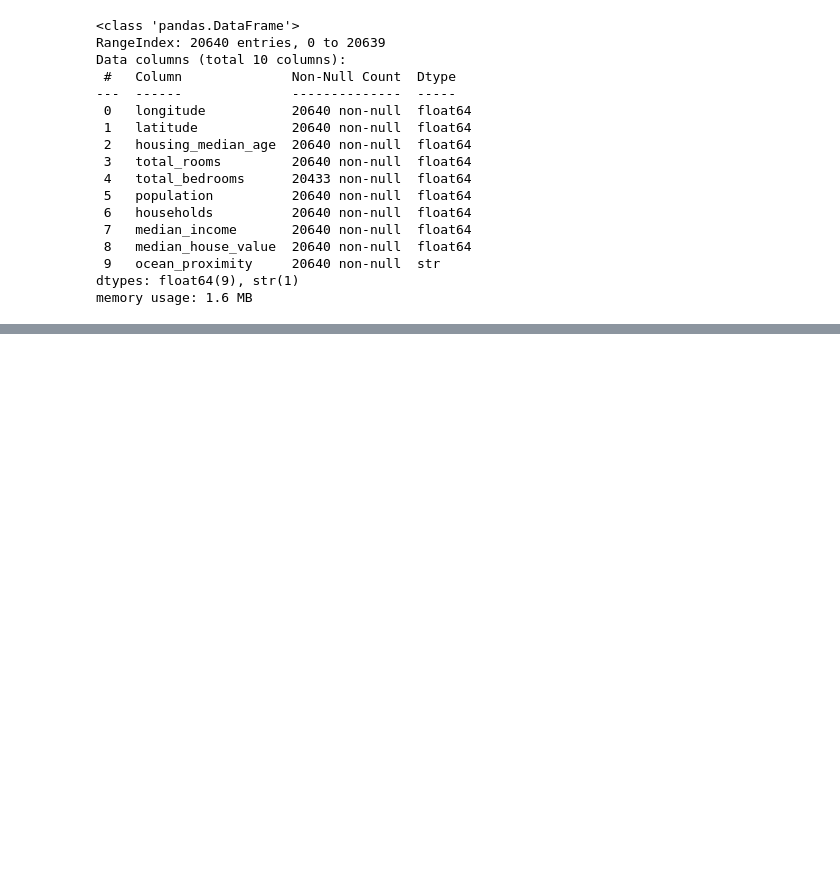
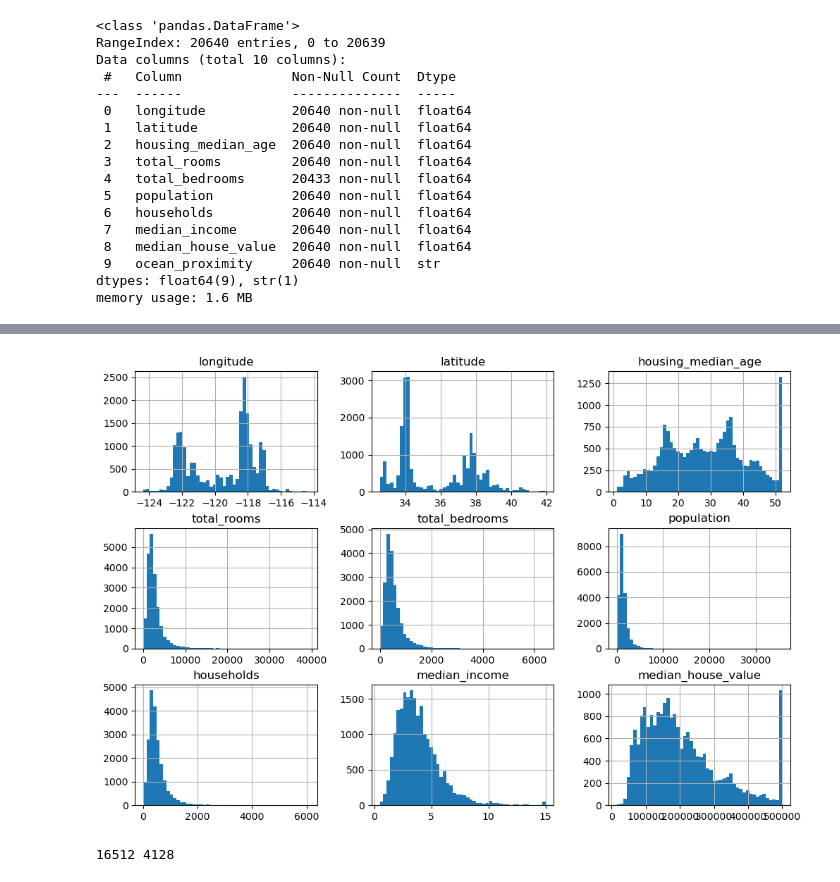
Before and after one commit to alejandro-armenta/linear_regression, a Jupyter notebook: lr.ipynb, the cells around one changed output, grey strips where cells are left out. Saved outputs shown, nothing was run; the diff lists cells and outputs as text; code cells hidden in the pictures; blank space fills up the shorter version.

Commit message:
made shuffling of test set and training set

```diff
--- a/lr.ipynb
+++ b/lr.ipynb
@@ -1,8 +8,4 @@
 # %%
-from pathlib import Path
-import pandas as pd
-import tarfile
-import urllib.request
 def load_housing_data():
     tarball_path = Path("datasets/housing.tgz")
 
@@ -16,7 +19,9 @@ def load_housing_data():
 
     return pd.read_csv(Path("datasets/housing/housing.csv"))
 
-housing_full = load_housing_data()
+#housing_full = load_housing_data()
+
+housing_full = pd.read_csv(Path("datasets/housing/housing.csv"))
 # %%
 housing_full
 # %% [output]
@@ -55,0 +84,25 @@ memory usage: 1.6 MB
+# %%
+housing_full.hist(bins=50, figsize=(12,8))
+plt.savefig('histograms.png')
+# %% [output]
+[figure, added]
+# %%
+rng = np.random.default_rng()
+
+def shuffle_and_split_data(data, test_ratio, rng):
+
+    shuffled_indices = rng.permutation(len(data))
+
+    test_set_size = int(len(data)*test_ratio)
+
+    test_indices = shuffled_indices[:test_set_size]
+
+    train_indices = shuffled_indices[test_set_size:]
+
+    return housing_full.iloc[train_indices], housing_full.iloc[test_indices]
+
+train_set, test_set = shuffle_and_split_data(housing_full, 0.2, rng)
+
+print(len(train_set),len(test_set))
+# %% [output]
+16512 4128
```
Also changed, not shown: parts of 3 cells of this notebook, 1 other file.
